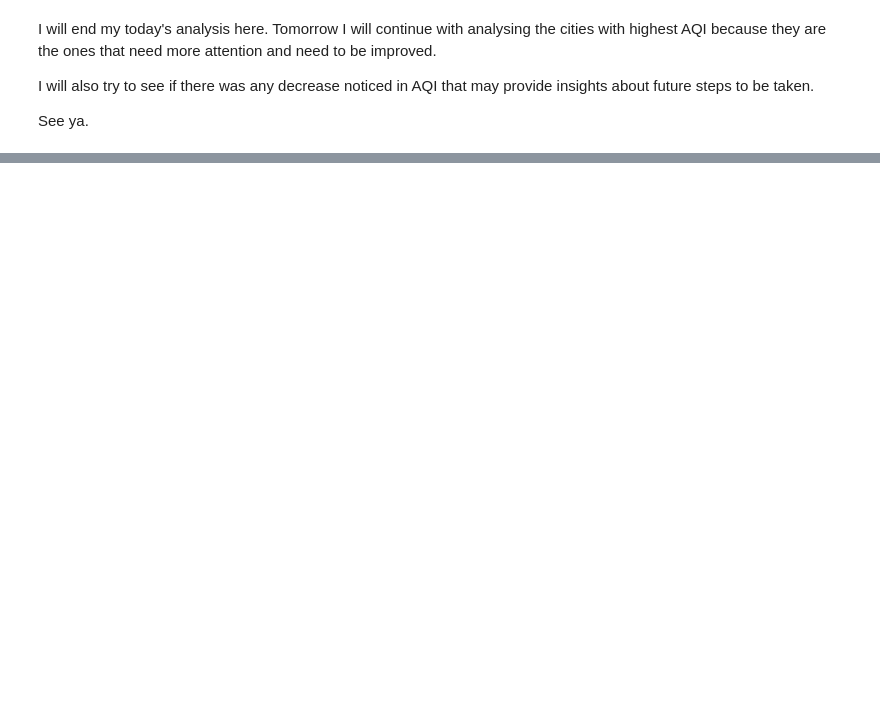
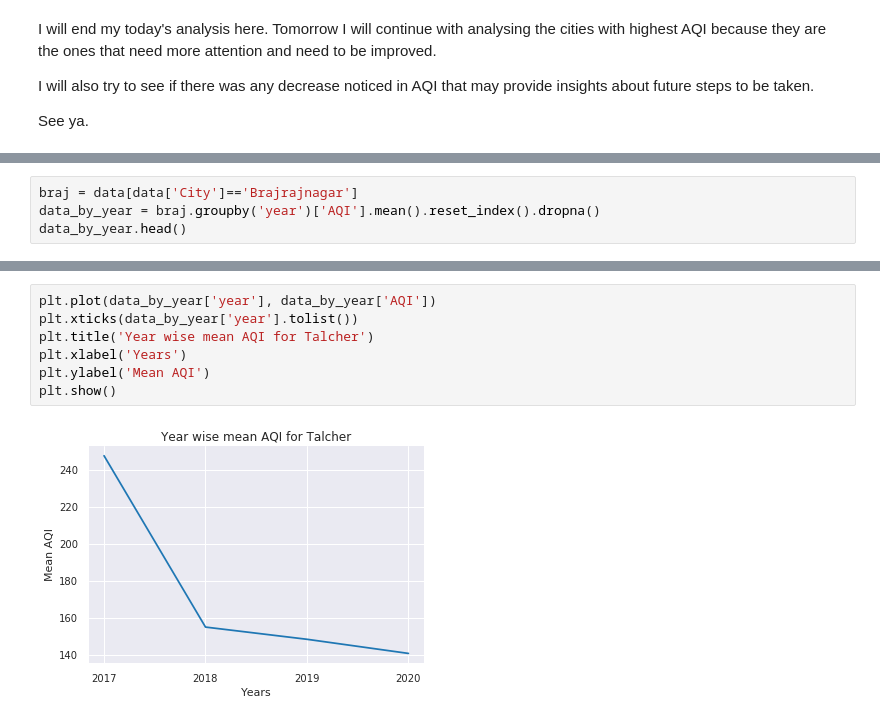
Before and after one commit to pratik-276/Infinite_Stories_with_Data, a Jupyter notebook: Air Quality Data India (2015-20)/Air Quality Data in India(2015-2020).ipynb, the cells around one changed output, grey strips where cells are left out. Saved outputs shown, nothing was run; the diff lists cells and outputs as text; blank space fills up the shorter version.

```diff
--- a/Air Quality Data India (2015-20)/Air Quality Data in India(2015-2020).ipynb
+++ b/Air Quality Data India (2015-20)/Air Quality Data in India(2015-2020).ipynb
@@ -119,0 +196,4 @@ See ya.
+# %%
+braj = data[data['City']=='Brajrajnagar']
+data_by_year = braj.groupby('year')['AQI'].mean().reset_index().dropna()
+data_by_year.head()
@@ -119,0 +206,9 @@ See ya.
+# %%
+plt.plot(data_by_year['year'], data_by_year['AQI'])
+plt.xticks(data_by_year['year'].tolist())
+plt.title('Year wise mean AQI for Talcher')
+plt.xlabel('Years')
+plt.ylabel('Mean AQI')
+plt.show()
+# %% [output]
+[figure, added]
```
Also changed, not shown: parts of 31 cells of this notebook.
